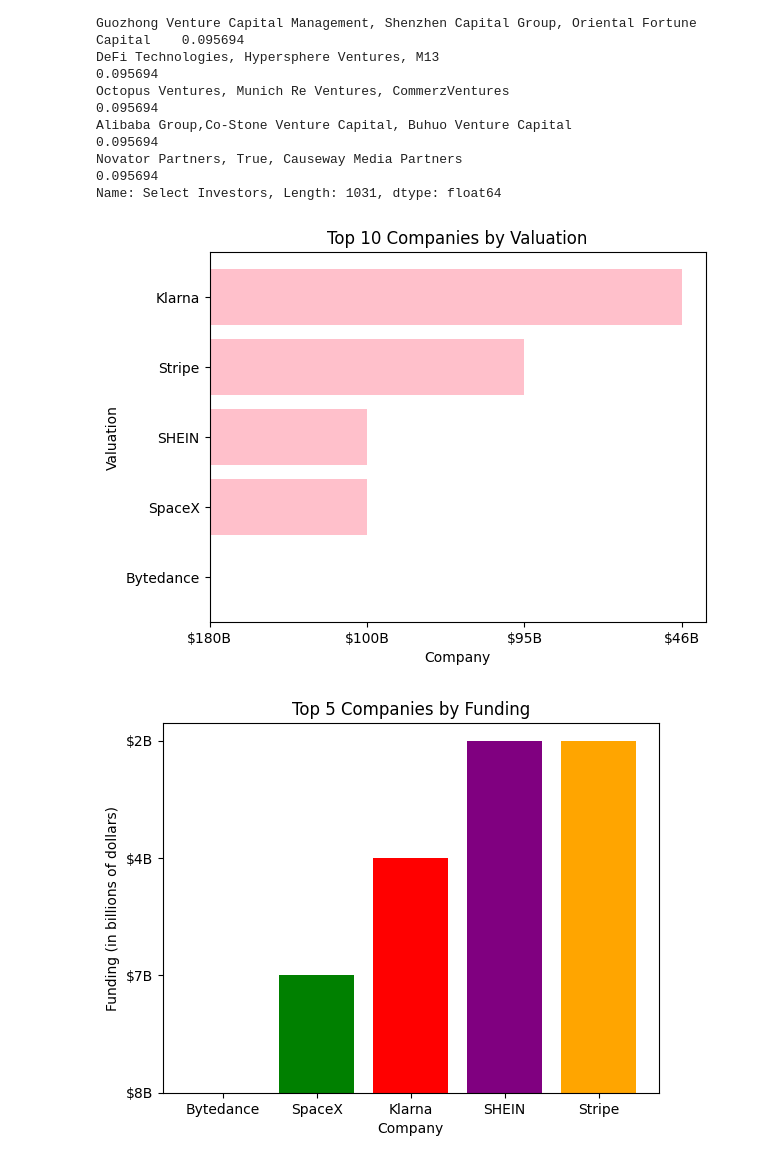
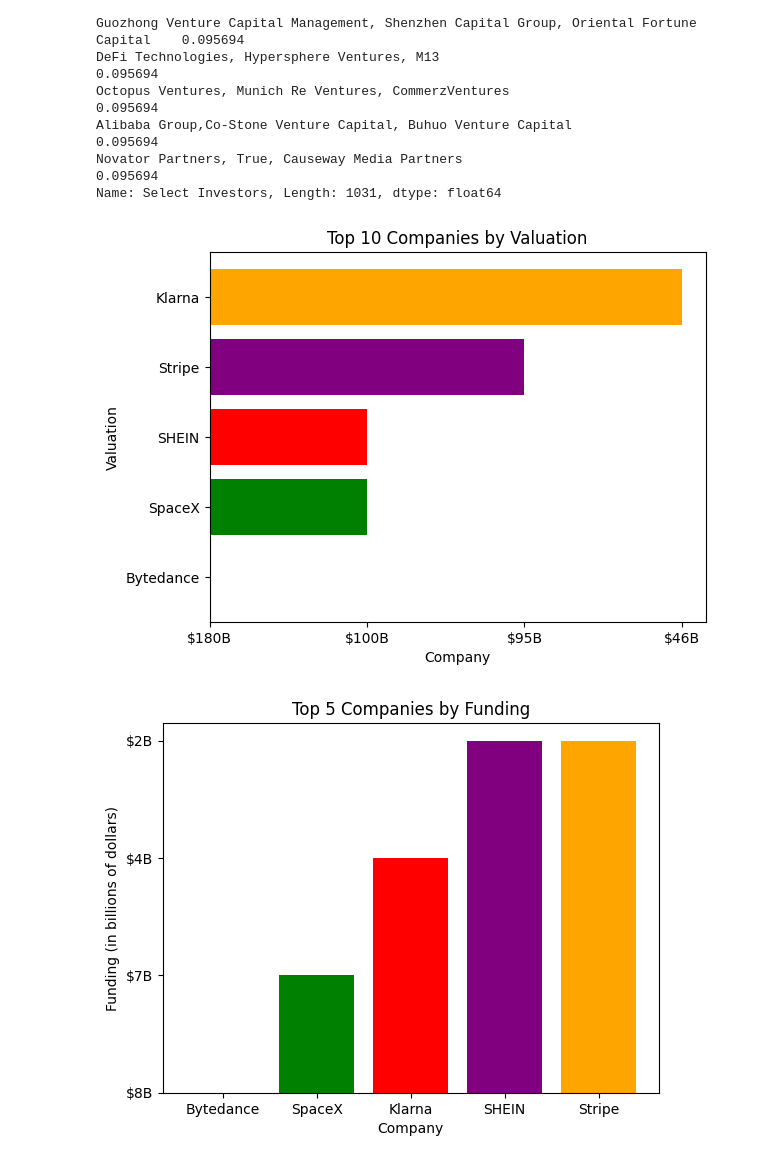
Before and after one commit to becca-bear/Unicorn-Companies, a Jupyter notebook: unicorn-companies.ipynb, the cells around one changed output. Cells and saved outputs as stored; diff of their text form; code cells hidden in the pictures.

Commit message:
add chart

```diff
--- a/unicorn-companies.ipynb
+++ b/unicorn-companies.ipynb
@@ -223,18 +223,21 @@ df.loc[44,"Company"] = 'Bolt (United States)'
 # %%
 df = df.head(5)
 # %%
+# Define a list of colors for the bars
+colors = ['blue', 'green', 'red', 'purple', 'orange']
+
 # Create the bar chart
-plt.barh(df['Company'], df['Valuation'], color='pink')
+plt.barh(df['Company'], df['Valuation'], color=colors)
 
 
 plt.title('Top 10 Companies by Valuation')
 plt.xlabel('Company')
 plt.ylabel('Valuation')
 
 
 plt.show()
 # %% [output]
-[figure, old version]
+[figure, new version]
 # %%
 # Sort the dataframe by funding in descending order
 df = df.sort_values('Funding', ascending=False)
```
